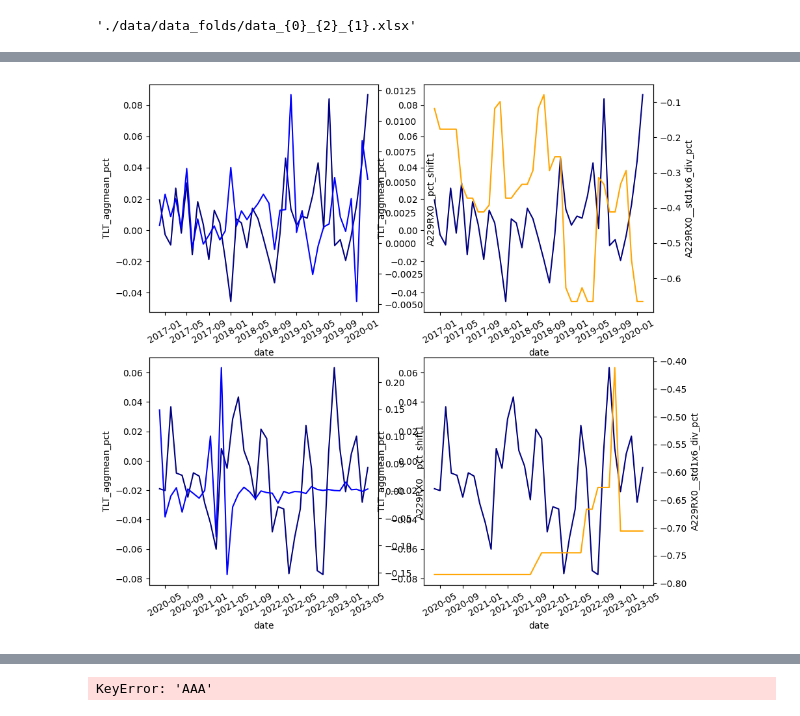
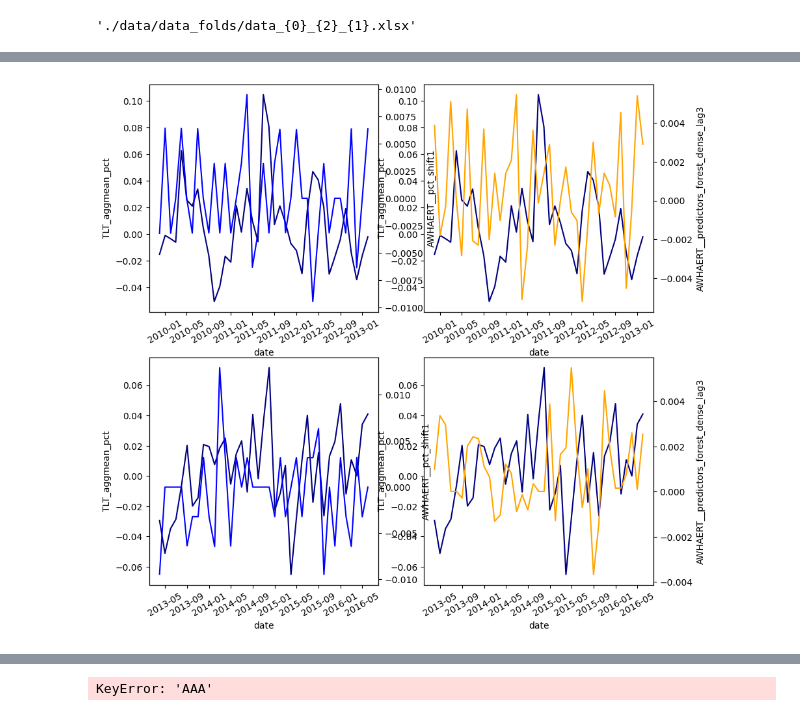
Before and after one commit to edazizovv/macro, a Jupyter notebook: notebooks/fold_shadow.ipynb, the cells around one changed output, grey strips where cells are left out. Drawn from its saved outputs; the diff is of its cells as text; code cells hidden in the pictures.

```diff
--- a/notebooks/fold_shadow.ipynb
+++ b/notebooks/fold_shadow.ipynb
@@ -51,8 +52,8 @@ dd
 # %% [output]
 './data/data_folds/data_{0}_{2}_{1}.xlsx'
 # %%
-j = 9
-base_driver = "A229RX0"
+j = 2
+base_driver = "AWHAERT"
 # %%
 role = 'train'
 data_train = pandas.read_excel(dd.format(role, j, base_driver))
@@ -92,9 +133,10 @@ dg = base_driver
 # driver_baseline = '{0}'.format(dg)
 driver_baseline = '{0}__pct_shift1'.format(dg)
 # driver_candidate = '{0}__median3x12_div_pct'.format(dg)
-driver_candidate = '{0}__std1x6_div_pct'.format(dg)
+# driver_candidate = '{0}__std1x6_div_pct'.format(dg)
 # driver_candidate = '{0}__pct_shift1'.format(dg)
-
+# driver_candidate = '{0}__mean1x3_div_pct'.format(dg)
+driver_candidate = '{0}__predictors_forest_dense_lag3'.format(dg)
 
 fig, ax = pyplot.subplots(2, 2, figsize=(10, 10))
 
@@ -132,31 +174,31 @@ ax_twin_1 = ax[1, 0].twinx()
 seaborn.lineplot(
     x=data_test.index[:-1],
     y=data_test[target].iloc[1:],
     color='navy',
     ax=ax[1, 0]
 )
 seaborn.lineplot(
     x=data_test.index[:-1],
     y=data_test[driver_baseline].iloc[:-1],
     color='blue',
     ax=ax_twin_1
 )
 ax[1, 0].set_xticklabels(ax[1, 0].get_xticklabels(), rotation=30)
 
 ax_twin_1 = ax[1, 1].twinx()
 seaborn.lineplot(
     x=data_test.index[:-1],
     y=data_test[target].iloc[1:],
     color='navy',
     ax=ax[1, 1]
 )
 seaborn.lineplot(
     x=data_test.index[:-1],
     y=data_test[driver_candidate].iloc[:-1],
     color='orange',
     ax=ax_twin_1
 )
 ax[1, 1].set_xticklabels(ax[1, 1].get_xticklabels(), rotation=30)
 print()
 # %% [output]
-[figure, old version]
+[figure, new version]
```
Also changed, not shown: parts of 8 cells of this notebook, 3 other files.
